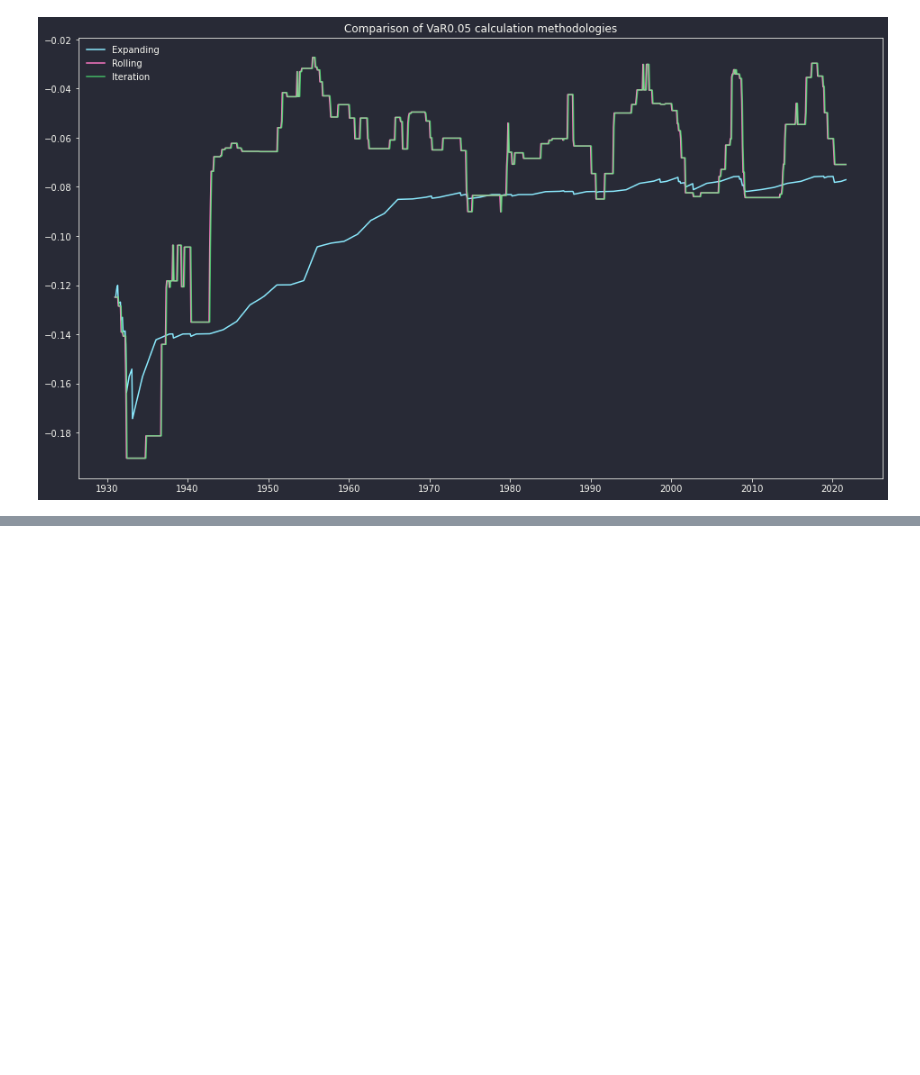
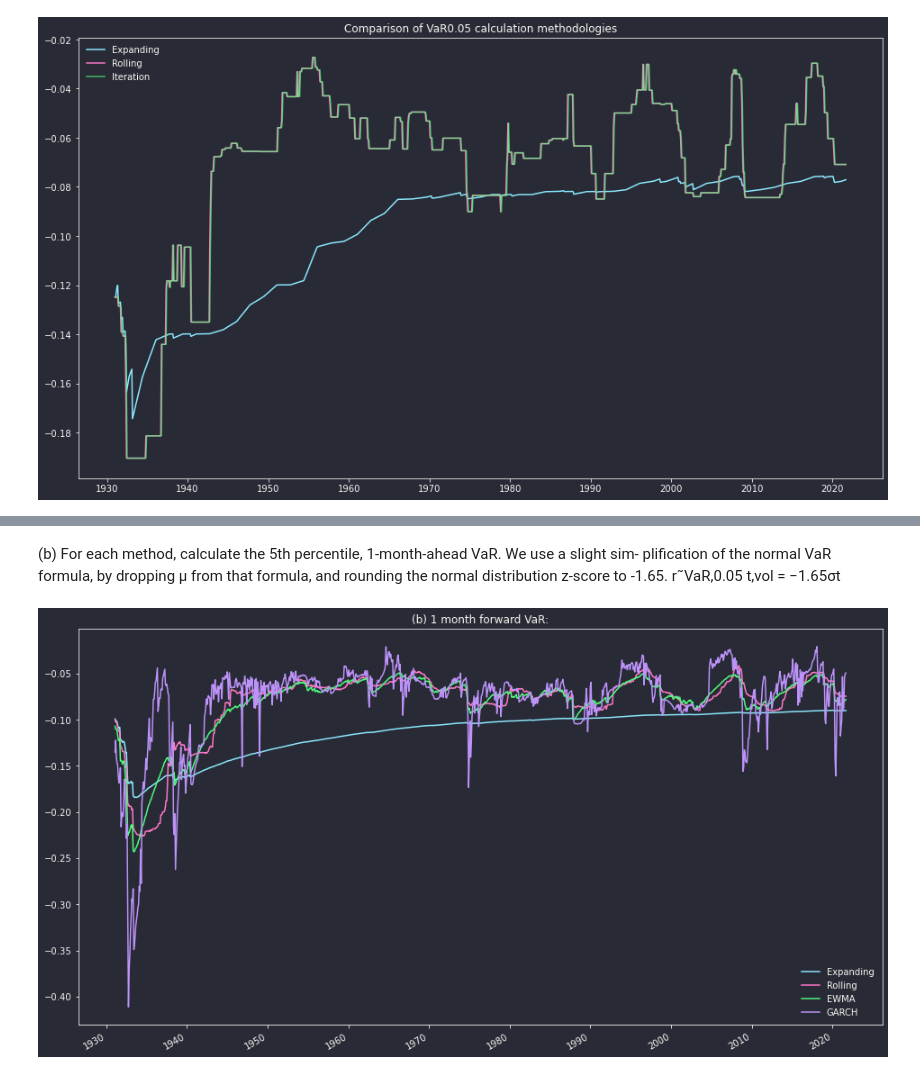
Before and after one commit to philipwlee/portrisk, a Jupyter notebook: hw3/hw3.ipynb, the cells around one changed output, grey strips where cells are left out. Cells and saved outputs as stored; diff of their text form; code cells hidden in the pictures; blank space fills up the shorter version.

```diff
--- a/hw3/hw3.ipynb
+++ b/hw3/hw3.ipynb
@@ -341,0 +346,15 @@ plt.show()
+# %% [markdown]
+(b) For each method, calculate the 5th percentile, 1-month-ahead VaR. We use a slight sim-
+plification of the normal VaR formula, by dropping µ from that formula, and rounding the
+normal distribution z-score to -1.65.
+r˜VaR,0.05
+t,vol = −1.65σt
+# %%
+zscore = -1.65
+fwd_var = zscore * vol_models
+
+fwd_var.plot()
+plt.title("(b) 1 month forward VaR:")
+plt.show()
+# %% [output]
+[figure, added]
```
Also changed, not shown: parts of 8 cells of this notebook.
